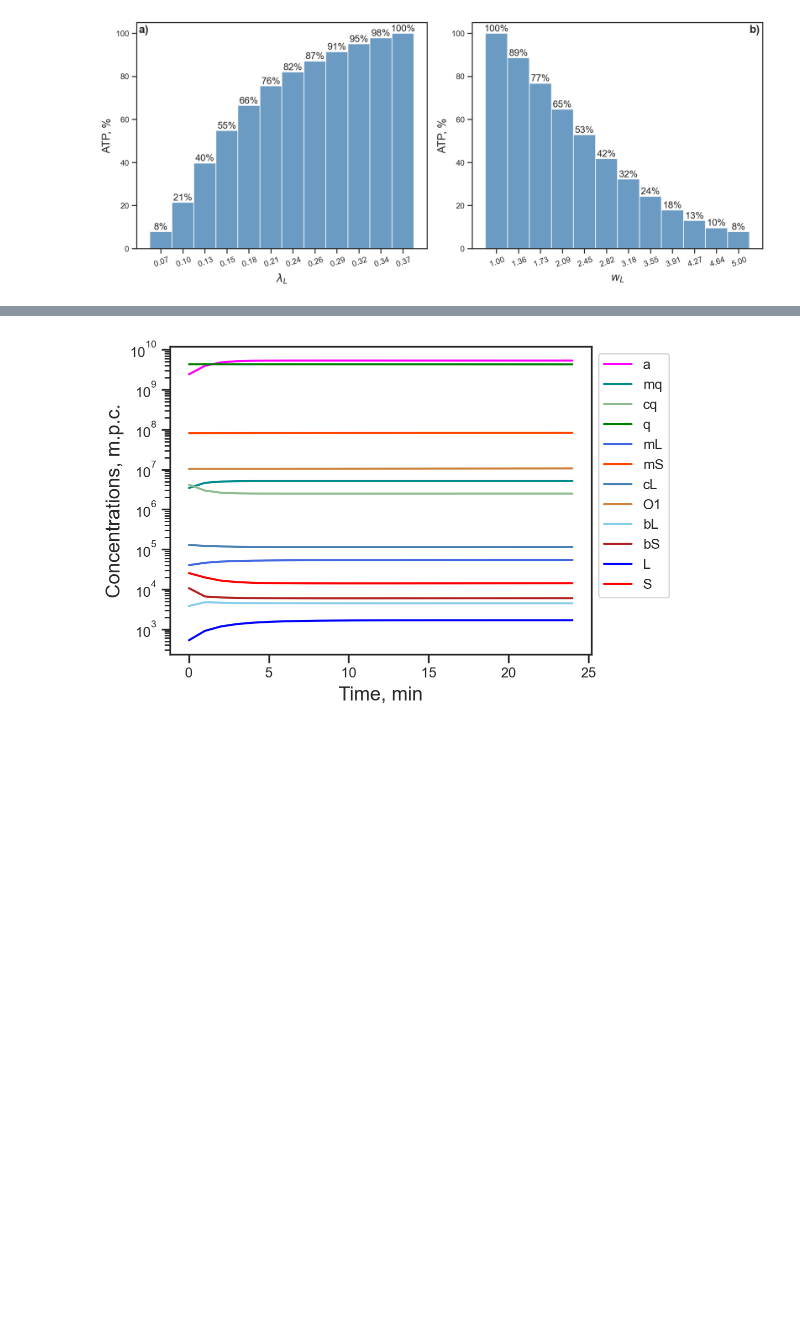
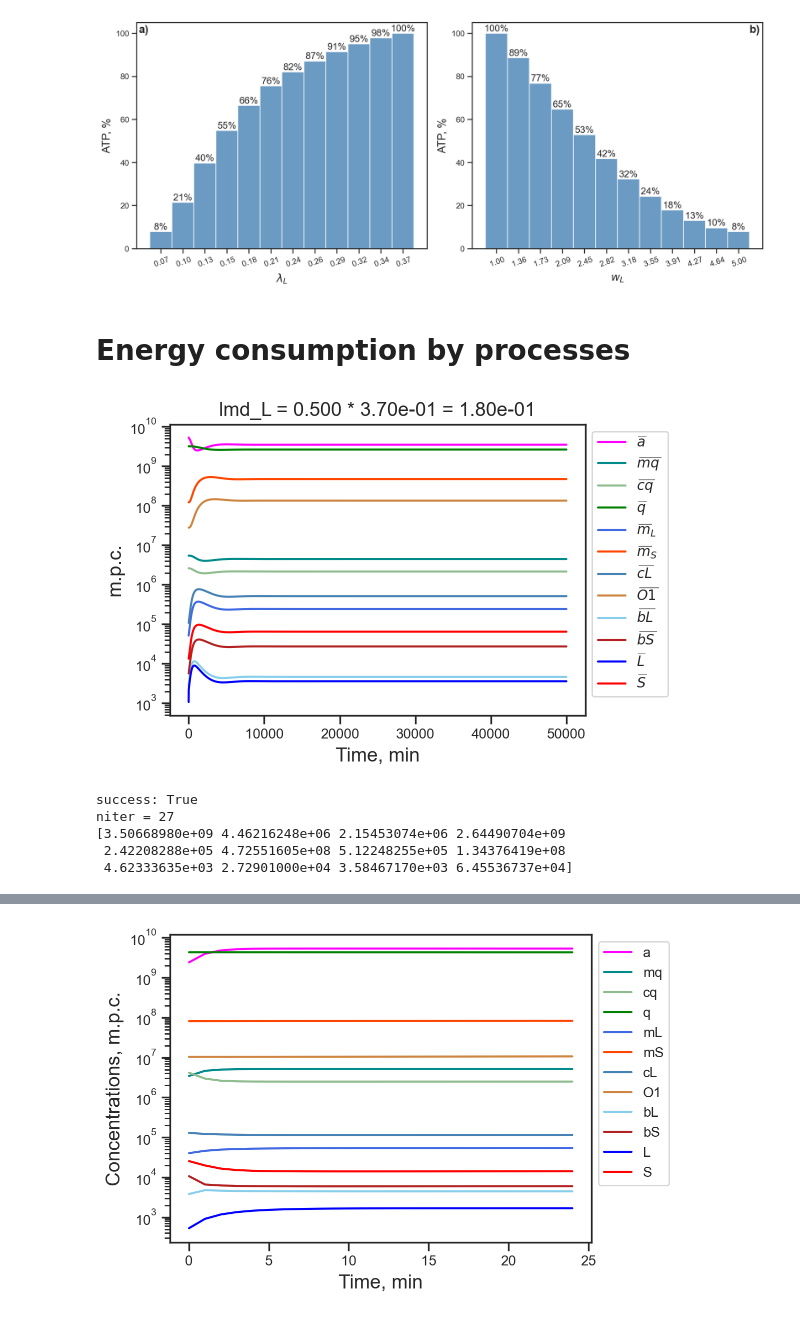
Before and after one commit to SeriySamuray/TE_model_deterministic, a Jupyter notebook: TE_model_deterministic.ipynb, the cells around one changed output, grey strips where cells are left out. Drawn from its saved outputs; the diff is of its cells as text; code cells hidden in the pictures; blank space fills up the shorter version.

```diff
--- a/TE_model_deterministic.ipynb
+++ b/TE_model_deterministic.ipynb
@@ -1297,3 +1297,5 @@ if save_svg: plt.savefig(dir_svg+f"{fig_name}.svg", bbox_inches='tight')
 plt.show()
 # %% [output]
 [figure]
+# %% [markdown]
+# Energy consumption by processes
@@ -1299,0 +1322,64 @@ plt.show()
+# %%
+# Get solution for perturbed parameter
+pname = 'lmd_L'
+cf = 0.5
+#
+# pname = 'wL'
+# cf = 2.
+
+# Time
+t_start = 0.
+t_finish = 50000.
+step = 1.
+t_span = np.array([t_start, t_finish])
+t = np.arange(t_start,t_finish,step)
+n0 = 0
+n = int((t_finish-t_start)/step)
+
+# Perturbe parameter
+nplist = npar_list.copy()
+# nplist[pdict[pname]] = npar_list[pdict[pname]]*cf
+nplist[pdict[pname]] = round(npar_list[pdict[pname]]*cf,2)
+
+### integrate ###
+incond = root0.x.copy() # reference
+sol = integrate.solve_ivp(integr_syst_par, t_span, incond, t_eval=t, dense_output=True, method='Radau')
+
+# Plot solution
+fig, ax = plt.subplots()
+ax.plot(sol.t[n0:n], sol.y[0,n0:n], '-', lw=1.5, color=colormap[0], label=r"$\widebar{a}$")
+ax.plot(sol.t[n0:n], sol.y[1,n0:n], '-', lw=1.5, color=colormap[1], label=r"$\widebar{mq}$")
+ax.plot(sol.t[n0:n], sol.y[2,n0:n], '-', lw=1.5, color=colormap[2], label=r"$\widebar{cq}$")
+ax.plot(sol.t[n0:n], sol.y[3,n0:n], '-', lw=1.5, color=colormap[3], label=r"$\widebar{q}$")
+ax.plot(sol.t[n0:n], sol.y[4,n0:n], '-', lw=1.5, color=colormap[4], label=r"$\widebar{m}_L$")
+ax.plot(sol.t[n0:n], sol.y[5,n0:n], '-', lw=1.5, color=colormap[5], label=r"$\widebar{m}_S$")
+ax.plot(sol.t[n0:n], sol.y[6,n0:n], '-', lw=1.5, color=colormap[6], label=r"$\widebar{cL}$")
+ax.plot(sol.t[n0:n], sol.y[7,n0:n], '-', lw=1.5, color=colormap[7], label=r"$\widebar{O1}$")
+ax.plot(sol.t[n0:n], sol.y[8,n0:n], '-', lw=1.5, color=colormap[8], label=r"$\widebar{bL}$")
+ax.plot(sol.t[n0:n], sol.y[9,n0:n], '-', lw=1.5, color=colormap[9], label=r"$\widebar{bS}$")
+ax.plot(sol.t[n0:n], sol.y[10,n0:n],'-', lw=1.5, color=colormap[10], label=r"$\widebar{L}$")
+ax.plot(sol.t[n0:n], sol.y[11,n0:n],'-', lw=1.5, color=colormap[11], label=r"$\widebar{S}$")
+
+# Set axes
+ax.set_title(f"{pname} = {cf:.3f} * {npar_list[pdict[pname]]:.2e} = {nplist[pdict[pname]]:.2e}")
+ax.set_xlabel('Time, min')
+ax.set_ylabel('m.p.c.')
+ax.set_yscale('log')
+ax.axis('auto')
+ax.legend(bbox_to_anchor=[1.,1])
+plt.tight_layout()
+plt.show()
+
+### Find root ###
+incond = sol.y[:,-1]
+root1 = root(solve_syst_par, incond, method='lm', options={'maxiter':10000})
+print("success:", root1.success)
+print("niter =", root1.nfev)
+print(root1.x)
+# %% [output]
+[figure, added]
+success: True
+niter = 27
+[3.50668980e+09 4.46216248e+06 2.15453074e+06 2.64490704e+09
+ 2.42208288e+05 4.72551605e+08 5.12248255e+05 1.34376419e+08
+ 4.62333635e+03 2.72901000e+04 3.58467170e+03 6.45536737e+04]
```
Also changed, not shown: parts of 9 cells of this notebook.
